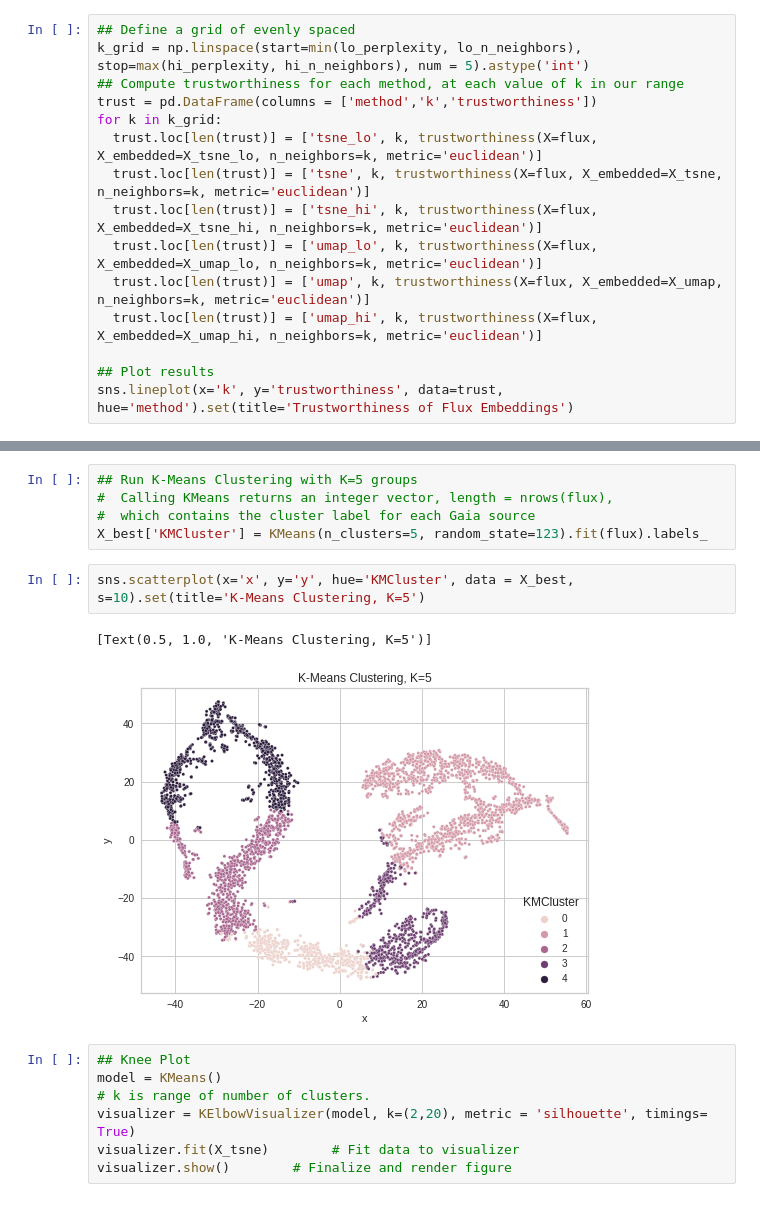
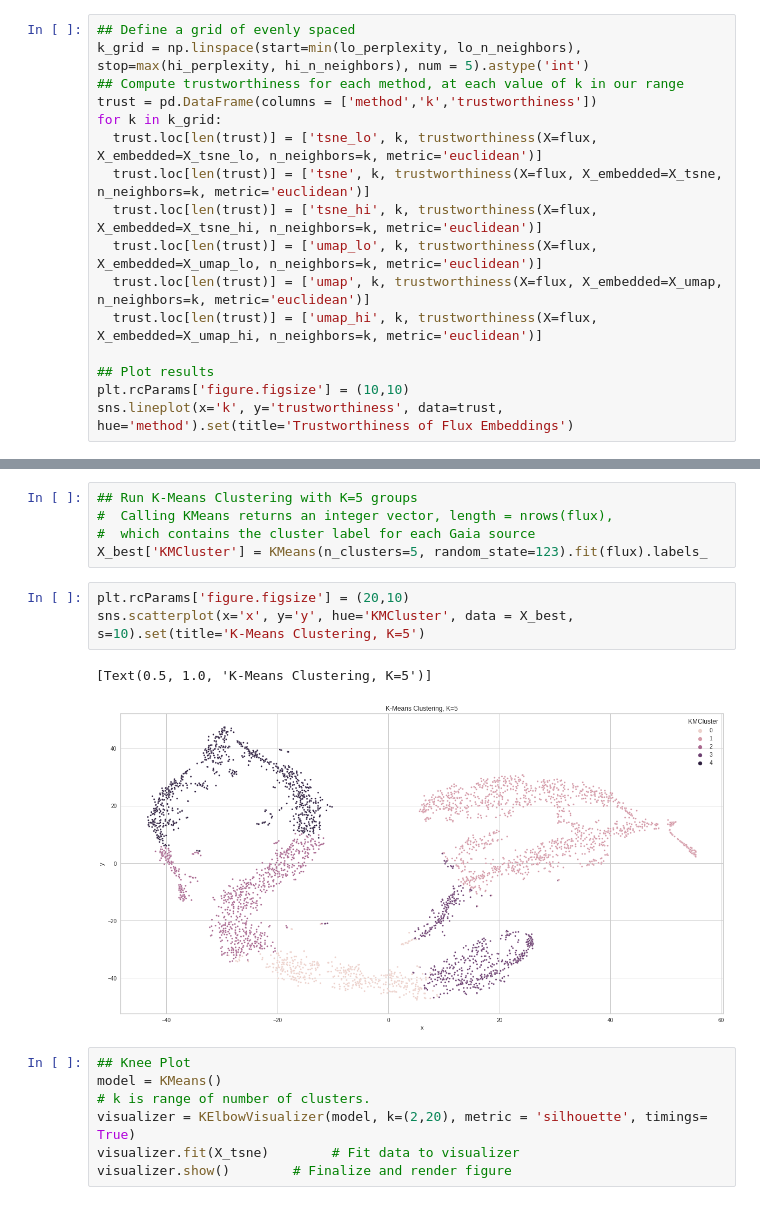
Before and after one commit to jt-ut/GaiaREU, a Jupyter notebook: GaiaREU-ML_v1.ipynb, the cells around one changed output, grey strips where cells are left out. Saved outputs shown, nothing was run; the diff lists cells and outputs as text.

```diff
--- a/GaiaREU-ML_v1.ipynb
+++ b/GaiaREU-ML_v1.ipynb
@@ -295,6 +295,7 @@ for k in k_grid:
   trust.loc[len(trust)] = ['umap_hi', k, trustworthiness(X=flux, X_embedded=X_umap_hi, n_neighbors=k, metric='euclidean')]
 
 ## Plot results
+plt.rcParams['figure.figsize'] = (10,10)
 sns.lineplot(x='k', y='trustworthiness', data=trust, hue='method').set(title='Trustworthiness of Flux Embeddings')
 # %% [output]
 [Text(0.5, 1.0, 'Trustworthiness of Flux Embeddings')]
@@ -331,10 +332,11 @@ To get a feel for how this works, let's ask K-Means to partition our Gaia flux d
 #  which contains the cluster label for each Gaia source
 X_best['KMCluster'] = KMeans(n_clusters=5, random_state=123).fit(flux).labels_
 # %%
+plt.rcParams['figure.figsize'] = (20,10)
 sns.scatterplot(x='x', y='y', hue='KMCluster', data = X_best, s=10).set(title='K-Means Clustering, K=5')
 # %% [output]
 [Text(0.5, 1.0, 'K-Means Clustering, K=5')]
-[figure, old version]
+[figure, new version]
 # %%
 ## Knee Plot
 model = KMeans()
```
